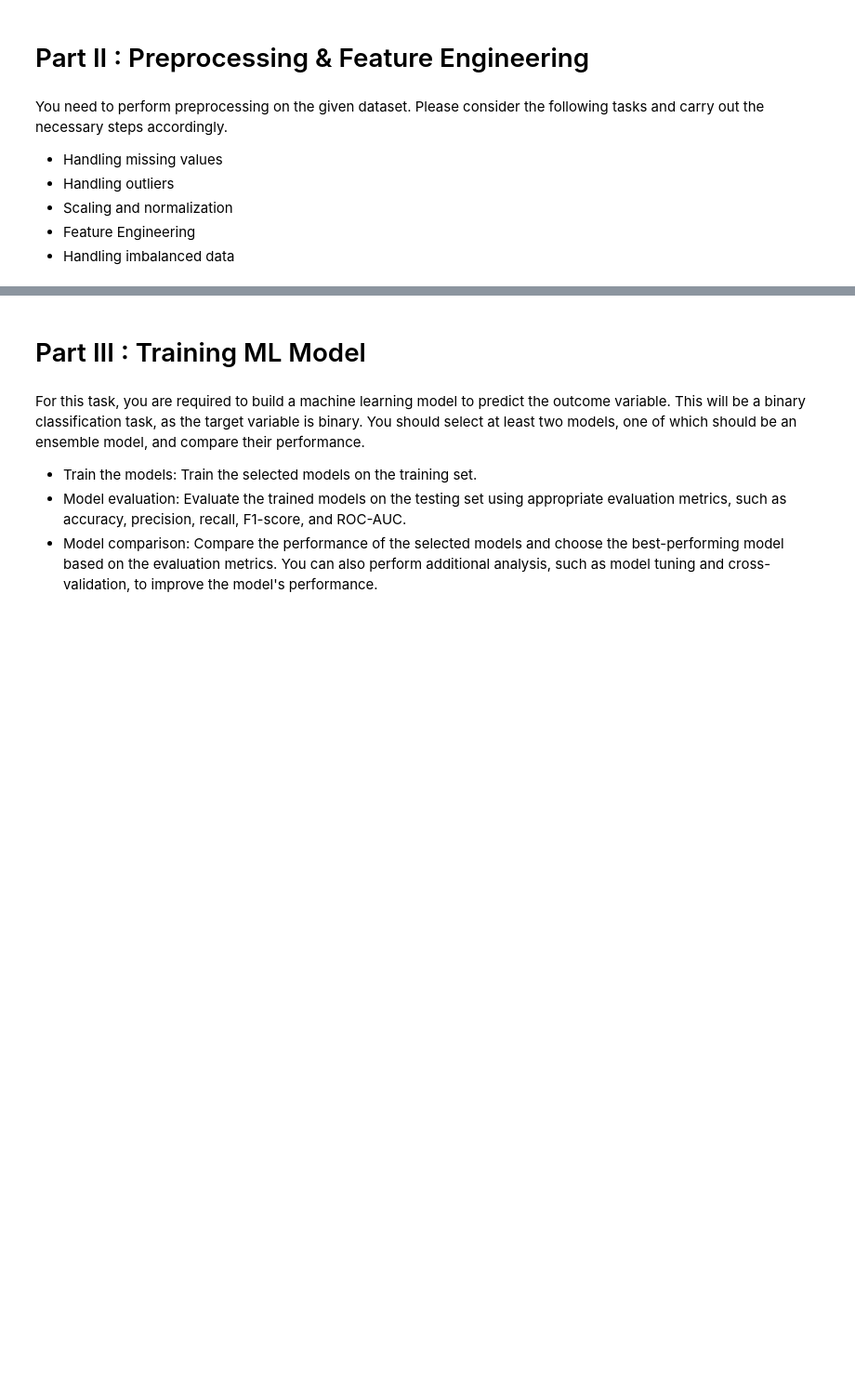
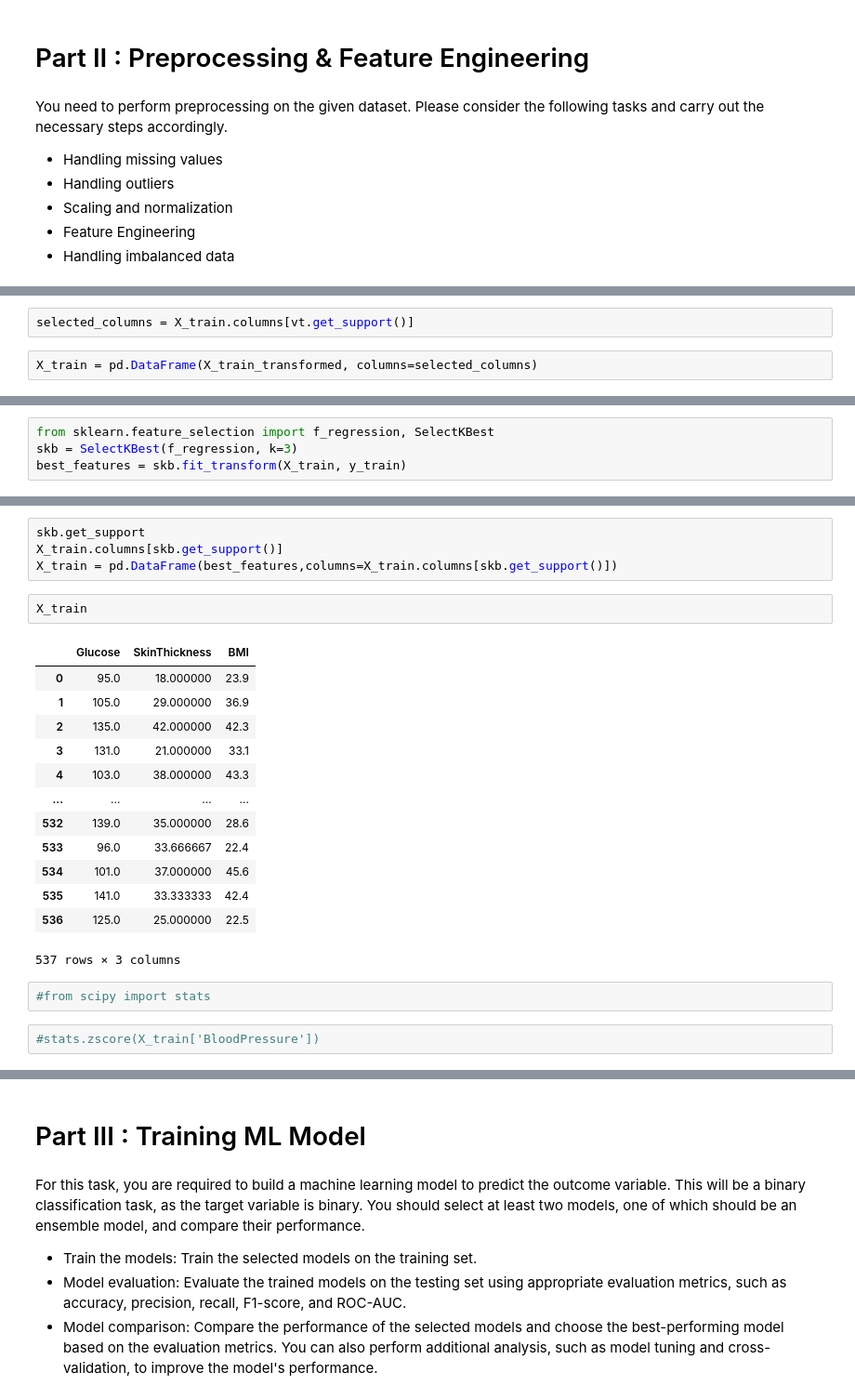
Before and after one commit to Kanustu/LHL_supervised_learning, a Jupyter notebook: Supervised Learning - Project.ipynb, the cells around one changed output, grey strips where cells are left out. Shown at 93% size. Drawn from its saved outputs; the diff is of its cells as text; blank space fills up the shorter version.

Commit message:
feature selection completed

```diff
--- a/Supervised Learning - Project.ipynb
+++ b/Supervised Learning - Project.ipynb
@@ -334,0 +448,4 @@ You need to perform preprocessing on the given dataset. Please consider the foll
+# %%
+selected_columns = X_train.columns[vt.get_support()]
+# %%
+X_train = pd.DataFrame(X_train_transformed, columns=selected_columns)
@@ -334,0 +458,4 @@ You need to perform preprocessing on the given dataset. Please consider the foll
+# %%
+from sklearn.feature_selection import f_regression, SelectKBest
+skb = SelectKBest(f_regression, k=3)
+best_features = skb.fit_transform(X_train, y_train)
@@ -334,0 +472,24 @@ You need to perform preprocessing on the given dataset. Please consider the foll
+# %%
+skb.get_support
+X_train.columns[skb.get_support()]
+X_train = pd.DataFrame(best_features,columns=X_train.columns[skb.get_support()])
+# %%
+X_train
+# %% [output]
+|  | Glucose | SkinThickness | BMI |
+| 0 | 95.0 | 18.000000 | 23.9 |
+| 1 | 105.0 | 29.000000 | 36.9 |
+| 2 | 135.0 | 42.000000 | 42.3 |
+| 3 | 131.0 | 21.000000 | 33.1 |
+| 4 | 103.0 | 38.000000 | 43.3 |
+| ... | ... | ... | ... |
+| 532 | 139.0 | 35.000000 | 28.6 |
+| 533 | 96.0 | 33.666667 | 22.4 |
+| 534 | 101.0 | 37.000000 | 45.6 |
+| 535 | 141.0 | 33.333333 | 42.4 |
+| 536 | 125.0 | 25.000000 | 22.5 |
+537 rows × 3 columns
+# %%
+#from scipy import stats
+# %%
+#stats.zscore(X_train['BloodPressure'])
```
Also changed, not shown: parts of 29 cells of this notebook.
